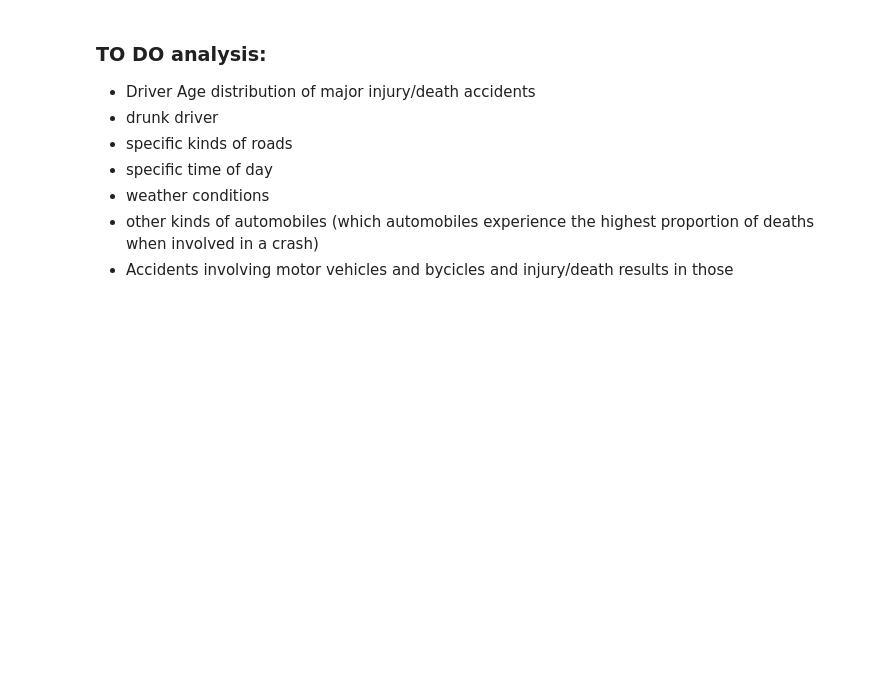
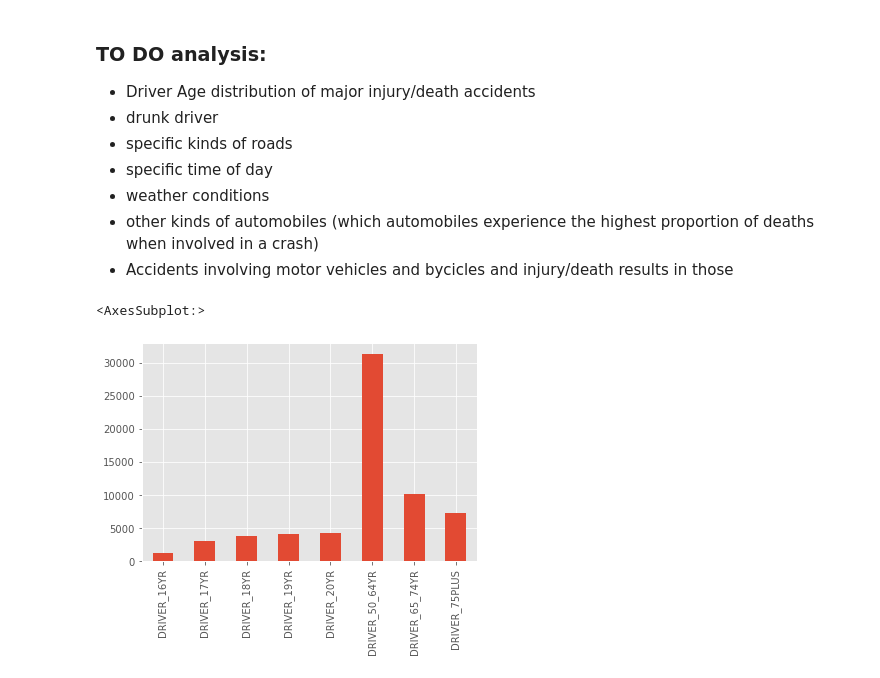
Before and after one commit to abhilashbiswas/road_accident_analysis, a Jupyter notebook: EDA/initial_eda.ipynb, the cells around one changed output. Drawn from its saved outputs; the diff is of its cells as text; code cells hidden in the pictures; blank space fills up the shorter version.

```diff
--- a/EDA/initial_eda.ipynb
+++ b/EDA/initial_eda.ipynb
@@ -314,3 +314,11 @@ plt.show()
 - weather conditions
 - other kinds of automobiles (which automobiles experience the highest proportion of deaths when involved in a crash)
 - Accidents involving motor vehicles and bycicles and injury/death results in those
+# %%
+# Driver Age Distribution of Major Injury/Death Accients
+age_vars = ['DRIVER_16YR', 'DRIVER_17YR', 'DRIVER_18YR', 'DRIVER_19YR', 'DRIVER_20YR', 'DRIVER_50_64YR', 'DRIVER_65_74YR', 'DRIVER_75PLUS']
+df_injuries_death = df[(df['any_injuries']) | (df['any_fatalities'])]
+df_injuries_death[age_vars].sum().plot(kind='bar')
+# %% [output]
+<AxesSubplot:>
+[figure, added]
```
Also changed, not shown: parts of 10 cells of this notebook.
